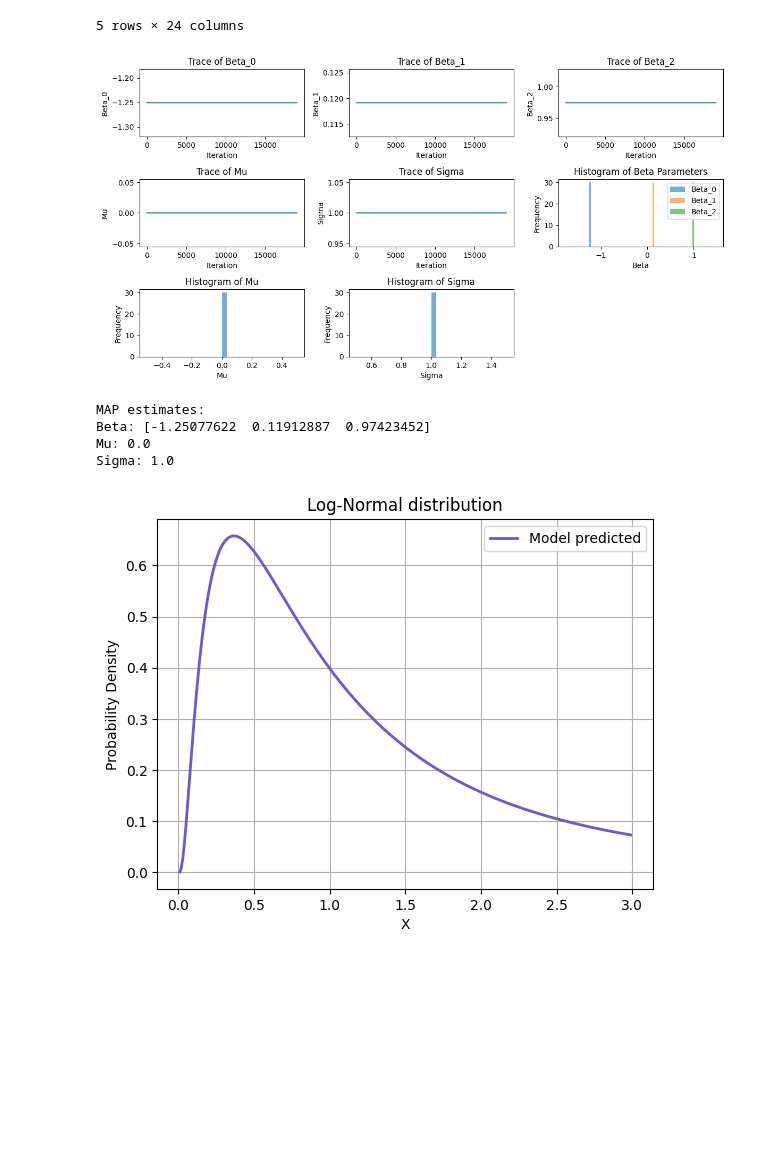
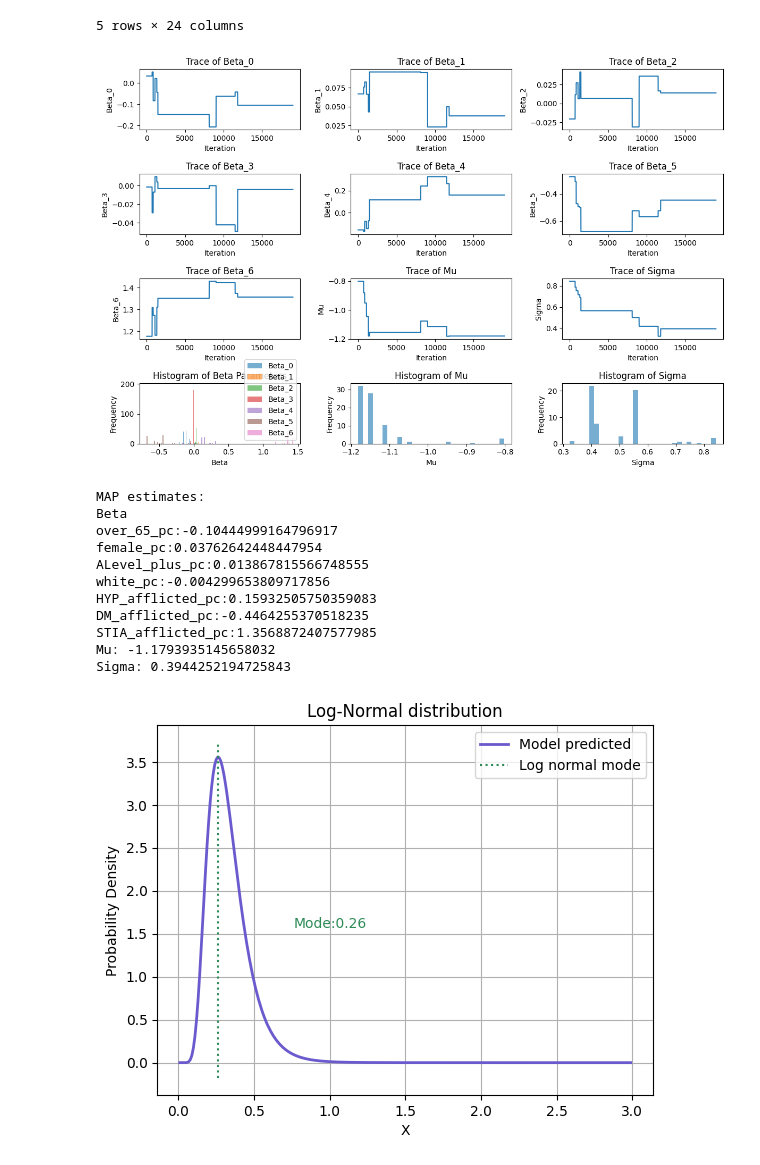
Before and after one commit to Bea-Taylor/DifDem_inequalities, a Jupyter notebook: nbs/core/05_ml_custom_regression_model.ipynb, the cells around one changed output. Saved outputs shown, nothing was run; the diff lists cells and outputs as text; code cells hidden in the pictures; blank space fills up the shorter version.

```diff
--- a/nbs/core/05_ml_custom_regression_model.ipynb
+++ b/nbs/core/05_ml_custom_regression_model.ipynb
@@ -315,18 +320,22 @@ df_dem_plus.head()
 # The real dementia X and y data
 
 # covariates
-X_covar = df_dem_plus[['over_65_pc', 'female_pc', 'ALevel_plus_pc']].values.reshape(-1,3)
+covar = ['over_65_pc', 'female_pc', 'ALevel_plus_pc', 'white_pc', 'HYP_afflicted_pc', 'DM_afflicted_pc', 'STIA_afflicted_pc']
+X_covar = df_dem_plus[covar].values.reshape(-1,7)
 #covar = df_dem_plus[['over_65_pc', 'female_pc', 'ALevel_plus_pc', 'white_pc', 'HYP_afflicted_pc', 'DM_afflicted_pc', 'STIA_afflicted_pc']].values.reshape(-1,7)
 
 # Outcome data
 Y_data = df_dem_plus['DEM_afflicted_pc'].values.reshape(-1,1)
+# %%
+n_features = X_covar.shape[1]
+
+beta_initial = [0.1, 0.1, 0.1, 0.1, 0.1, 0.1, 0.1]
+
+# Set initial parameters and proposal standard deviation
+#initial_params = np.concatenate([np.random.normal(size=n_features), [0, 0.25]])  # Initial beta parameters, mu, and sigma
+initial_params = np.concatenate([beta_initial, [0, 0.25]])  # Initial beta parameters, mu, and sigma
+proposal_sd = 0.1
 # %%
-n_features = X_covar.shape[1]
-
-# Set initial parameters and proposal standard deviation
-initial_params = np.concatenate([np.random.normal(size=n_features), [0, 1]])  # Initial beta parameters, mu, and sigma
-proposal_sd = 0.1
-
 # Run Metropolis-Hastings algorithm
 n_iter = 20000
 chain, post = metropolis_hastings(initial_params, proposal_sd, n_iter, X_covar, Y_data)
@@ -356,34 +365,34 @@ plt.title('Trace of Mu')
 
 plt.subplot(4, 3, n_features+2)
 plt.plot(sigma_samples)
 plt.xlabel('Iteration')
 plt.ylabel('Sigma')
 plt.title('Trace of Sigma')
 
 plt.subplot(4, 3, n_features+3)
 for i in range(n_features):
     plt.hist(beta_samples[:, i], bins=30, density=True, alpha=0.6, label=f'Beta_{i}')
 plt.xlabel('Beta')
 plt.ylabel('Frequency')
 plt.title('Histogram of Beta Parameters')
 plt.legend()
 
 plt.subplot(4, 3, n_features+4)
 plt.hist(mu_samples, bins=30, density=True, alpha=0.6)
 plt.xlabel('Mu')
 plt.ylabel('Frequency')
 plt.title('Histogram of Mu')
 
 plt.subplot(4, 3, n_features+5)
 plt.hist(sigma_samples, bins=30, density=True, alpha=0.6)
 plt.xlabel('Sigma')
 plt.ylabel('Frequency')
 plt.title('Histogram of Sigma')
 
 plt.tight_layout()
 plt.show()
 # %% [output]
-[figure, old version]
+[figure, new version]
 # %%
 # Extract the MAP from the parameter samples
 MAP_params = chain[np.argmax(post)]
@@ -392,16 +401,27 @@ MAP_mu = MAP_params[-2]
 MAP_sigma = MAP_params[-1]
 
 print("MAP estimates:")
-print("Beta:", MAP_beta)
+print("Beta")
+for i, var in enumerate(covar):
+    print(f'{var}:{MAP_beta[i]}')
 print("Mu:", MAP_mu)
 print("Sigma:", MAP_sigma)
 # %% [output]
 MAP estimates:
-Beta: [-1.25077622  0.11912887  0.97423452]
-Mu: 0.0
-Sigma: 1.0
+Beta
+over_65_pc:-0.10444999164796917
+female_pc:0.03762642448447954
+ALevel_plus_pc:0.013867815566748555
+white_pc:-0.004299653809717856
+HYP_afflicted_pc:0.15932505750359083
+DM_afflicted_pc:-0.4464255370518235
+STIA_afflicted_pc:1.3568872407577985
+Mu: -1.1793935145658032
+Sigma: 0.3944252194725843
 # %%
 # Compare the true log-normal to that from the model
+
+mode = log_norm_mode(MAP_mu, MAP_sigma)
 
 # Parameters for log-normal distribution
 shift = 0 # Shift
@@ -411,9 +431,11 @@ x = np.arange(0, 3, 0.01)
 pdf_x_MAP = shift_log_normal_pdf(x, shift, MAP_mu, MAP_sigma)
 
 # Plot the log-normal probability density function (PDF)
+plt.plot(x, pdf_x_MAP, '-', linewidth=2, color='slateblue', label='Model predicted')
 xmin, xmax = plt.xlim()
-plt.plot(x, pdf_x_MAP, '-', linewidth=2, color='slateblue', label='Model predicted')
-
+ymin, ymax = plt.ylim()
+plt.vlines(mode, ymin, ymax, color='seagreen', label='Log normal mode', linestyles='dotted')
+plt.text(mode+0.5, xmax/2, f'Mode:{np.round(mode,2)}', color='seagreen')
 plt.title('Log-Normal distribution')
 plt.legend(loc='upper right')
 plt.xlabel('X')
@@ -421,4 +443,4 @@ plt.ylabel('Probability Density')
 plt.grid(True)
 plt.show()
 # %% [output]
-[figure, old version]
+[figure, new version]
```
Also changed, not shown: parts of 3 cells of this notebook.
